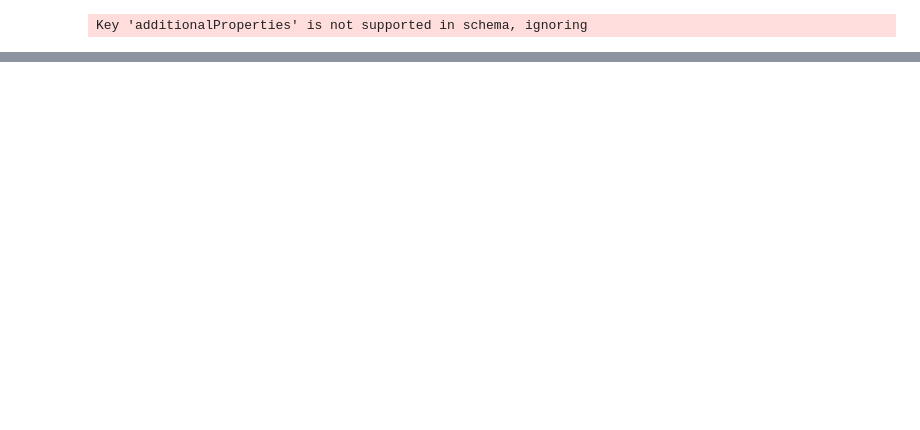
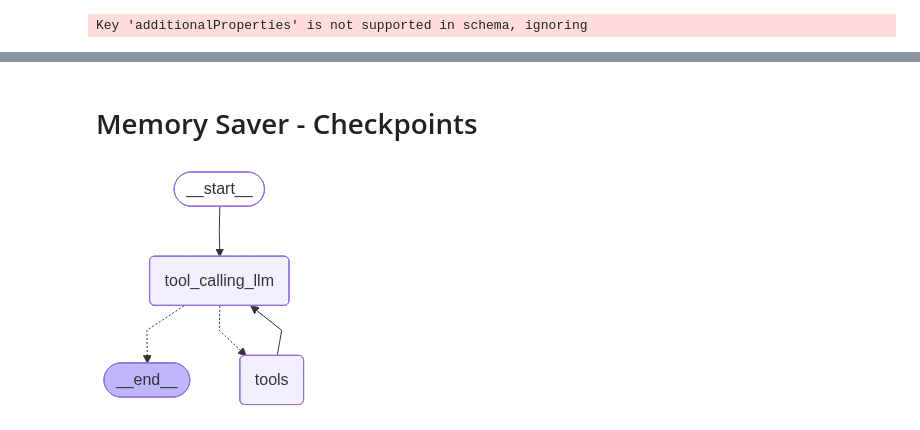
Before and after one commit to htnahddis/Placement_Prep, a Jupyter notebook: GenerativeAI.KrishNaik/langgraph/2-tools_chatbots.ipynb, the cells around one changed output, grey strips where cells are left out. Cells and saved outputs as stored; diff of their text form; code cells hidden in the pictures; blank space fills up the shorter version.

Commit message:
Learned ReAct, MemorySaver and Streaming in langgraph

```diff
--- a/GenerativeAI.KrishNaik/langgraph/2-tools_chatbots.ipynb
+++ b/GenerativeAI.KrishNaik/langgraph/2-tools_chatbots.ipynb
@@ -166,0 +337,34 @@ graph = builder.compile()
+# %% [markdown]
+# Memory Saver - Checkpoints
+# %%
+from IPython.display import Image, display
+from langgraph.checkpoint.memory import MemorySaver
+
+memory = MemorySaver()
+
+def tool_calling_llm(state: State):
+    return {"messages": [llm_with_tools.invoke(state["messages"])]}
+
+
+def tool_calling_llm(state: State):
+    return {"messages": [llm_with_tools.invoke(state["messages"])]}
+
+builder = StateGraph(State)
+builder.add_node("tool_calling_llm", tool_calling_llm)
+builder.add_node("tools", ToolNode(tools))
+
+builder.add_edge(START, "tool_calling_llm")
+builder.add_conditional_edges(
+    "tool_calling_llm",
+
+    tools_condition,
+
+)
+builder.add_edge("tools", "tool_calling_llm")
+builder.add_edge("tool_calling_llm", END)
+
+piper = builder.compile(checkpointer = memory)
+
+display(Image(piper.get_graph().draw_mermaid_png()))
+# %% [output]
+[figure, added]
```
Also changed, not shown: parts of 10 cells of this notebook.
